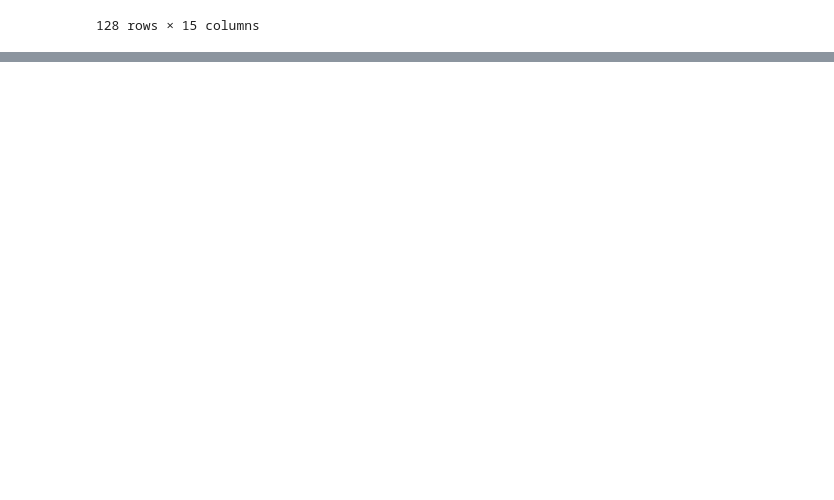
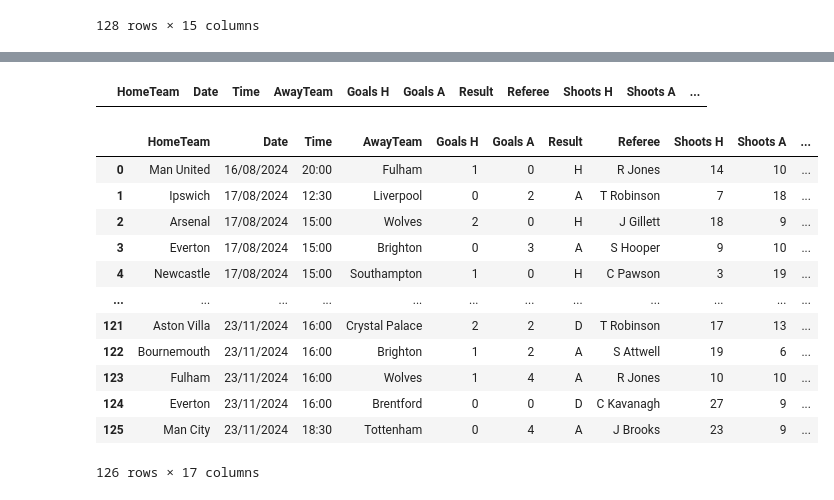
Before and after one commit to ka-53/ML-draft, a Jupyter notebook: draft/PL-team24/teams-25.ipynb, the cells around one changed output, grey strips where cells are left out. Saved outputs shown, nothing was run; the diff lists cells and outputs as text; code cells hidden in the pictures; blank space fills up the shorter version.

Commit message:
update data

```diff
--- a/draft/PL-team24/teams-25.ipynb
+++ b/draft/PL-team24/teams-25.ipynb
@@ -659,0 +667,20 @@ df
+# %%
+zz = {
+    "HomeTeam": ["Leicester", "Arsenal", "Aston Villa", "Bournemouth", "Fulham", "Everton", "Man City"],
+    "Date": ["23/11/2024", "23/11/2024", "23/11/2024", "23/11/2024", "23/11/2024", "23/11/2024", "23/11/2024"],
+    "Time": ["13:30", "16:00", "16:00","16:00", "16:00", "16:00", "18:30"],
+    "AwayTeam": ["Chelsea", "Nott'm Forest", "Crystal Palace", "Brighton", "Wolves", "Brentford", "Tottenham"],
+    "Goals H": [1, 3, 2, 1, 1, 0, 0],
+    "Goals A": [2, 0, 2, 2, 4, 0, 4],
+    "Result": ["H", "H", "D", "A", "A", "D", "A"],
+    "Referee": ["A Madley", "S Hooper", "T Robinson", "S Attwell", "R Jones", "C Kavanagh", "J Brooks"],
+    "Shoots H": [4, 19, 17, 19, 10, 27, 23],
+    "Shoots A": [16, 7, 13, 6, 10, 9, 9],
+    "Target H": [1, 7, 5, 5, 3, 5, 5],
+    "Target A": [7, 0, 6, 4, 5, 2, 7],
+    "Yellow H": [4, 3, 3, 2, 3, 0, 4],
+    "Yellow A": [3, 2, 2, 3, 0, 0, 2],
+    "Red H": [0, 0, 0, 0, 0, 0, 0],
+    "Red A": [0, 0, 0, 1, 0, 1, 0],
+    "all goals": [3, 3, 4, 3, 5, 0, 4]
+}
@@ -659,0 +727,25 @@ df
+# %%
+df[df['Date'] == 23/11/2024]  # df[df['Shoots H'] > 15]
+# %% [output]
+|  | HomeTeam | Date | Time | AwayTeam | Goals H | Goals A | Result | Referee | Shoots H | Shoots A | ... |
+# %%
+zz = p.DataFrame(zz)
+
+# Объединяем с исходным DataFrame (df)
+df = p.concat([df, zz], ignore_index=True)
+# %%
+df
+# %% [output]
+|  | HomeTeam | Date | Time | AwayTeam | Goals H | Goals A | Result | Referee | Shoots H | Shoots A | ... |
+| 0 | Man United | 16/08/2024 | 20:00 | Fulham | 1 | 0 | H | R Jones | 14 | 10 | ... |
+| 1 | Ipswich | 17/08/2024 | 12:30 | Liverpool | 0 | 2 | A | T Robinson | 7 | 18 | ... |
+| 2 | Arsenal | 17/08/2024 | 15:00 | Wolves | 2 | 0 | H | J Gillett | 18 | 9 | ... |
+| 3 | Everton | 17/08/2024 | 15:00 | Brighton | 0 | 3 | A | S Hooper | 9 | 10 | ... |
+| 4 | Newcastle | 17/08/2024 | 15:00 | Southampton | 1 | 0 | H | C Pawson | 3 | 19 | ... |
+| ... | ... | ... | ... | ... | ... | ... | ... | ... | ... | ... | ... |
+| 121 | Aston Villa | 23/11/2024 | 16:00 | Crystal Palace | 2 | 2 | D | T Robinson | 17 | 13 | ... |
+| 122 | Bournemouth | 23/11/2024 | 16:00 | Brighton | 1 | 2 | A | S Attwell | 19 | 6 | ... |
+| 123 | Fulham | 23/11/2024 | 16:00 | Wolves | 1 | 4 | A | R Jones | 10 | 10 | ... |
+| 124 | Everton | 23/11/2024 | 16:00 | Brentford | 0 | 0 | D | C Kavanagh | 27 | 9 | ... |
+| 125 | Man City | 23/11/2024 | 18:30 | Tottenham | 0 | 4 | A | J Brooks | 23 | 9 | ... |
+126 rows × 17 columns
```
Also changed, not shown: parts of 3 cells of this notebook, 1 other file.
